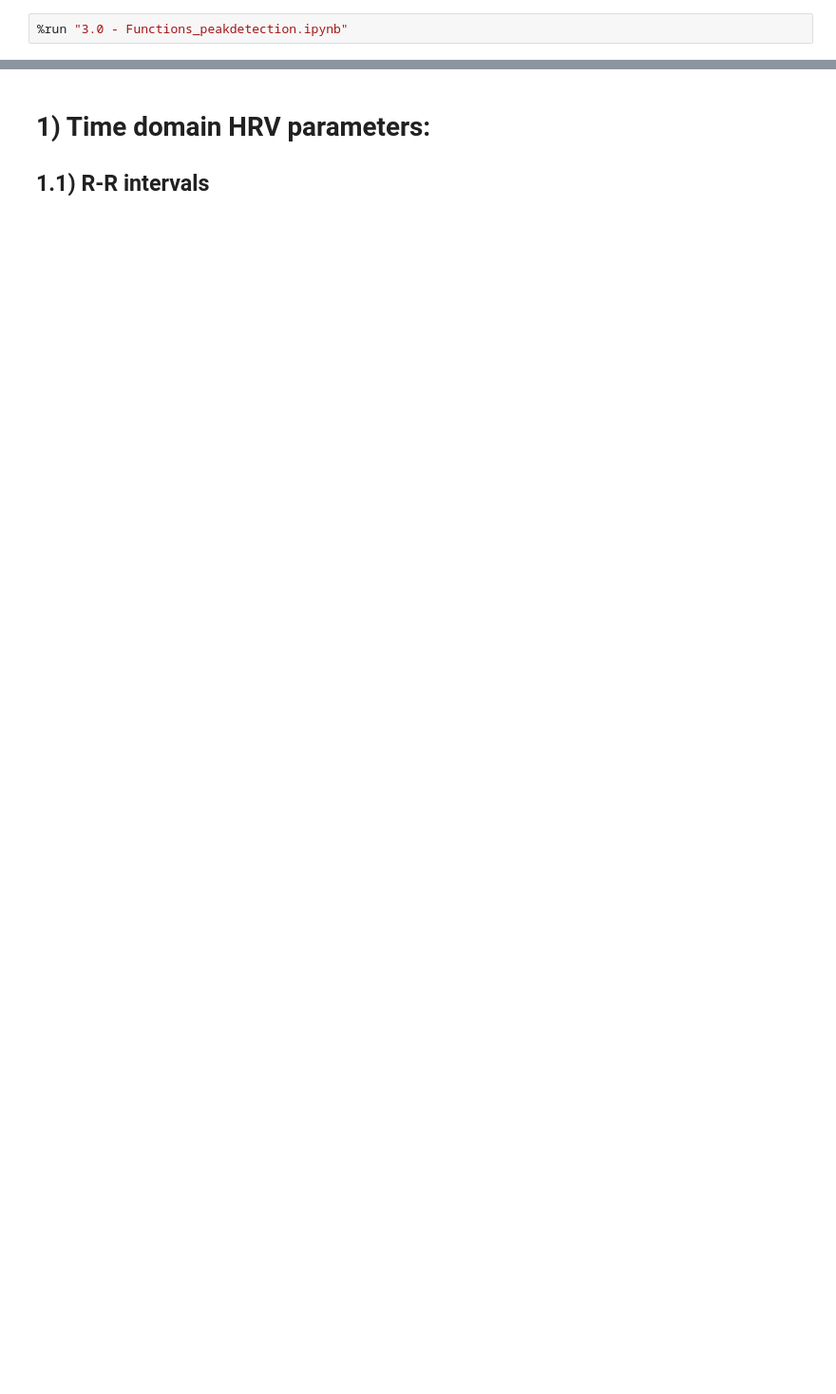
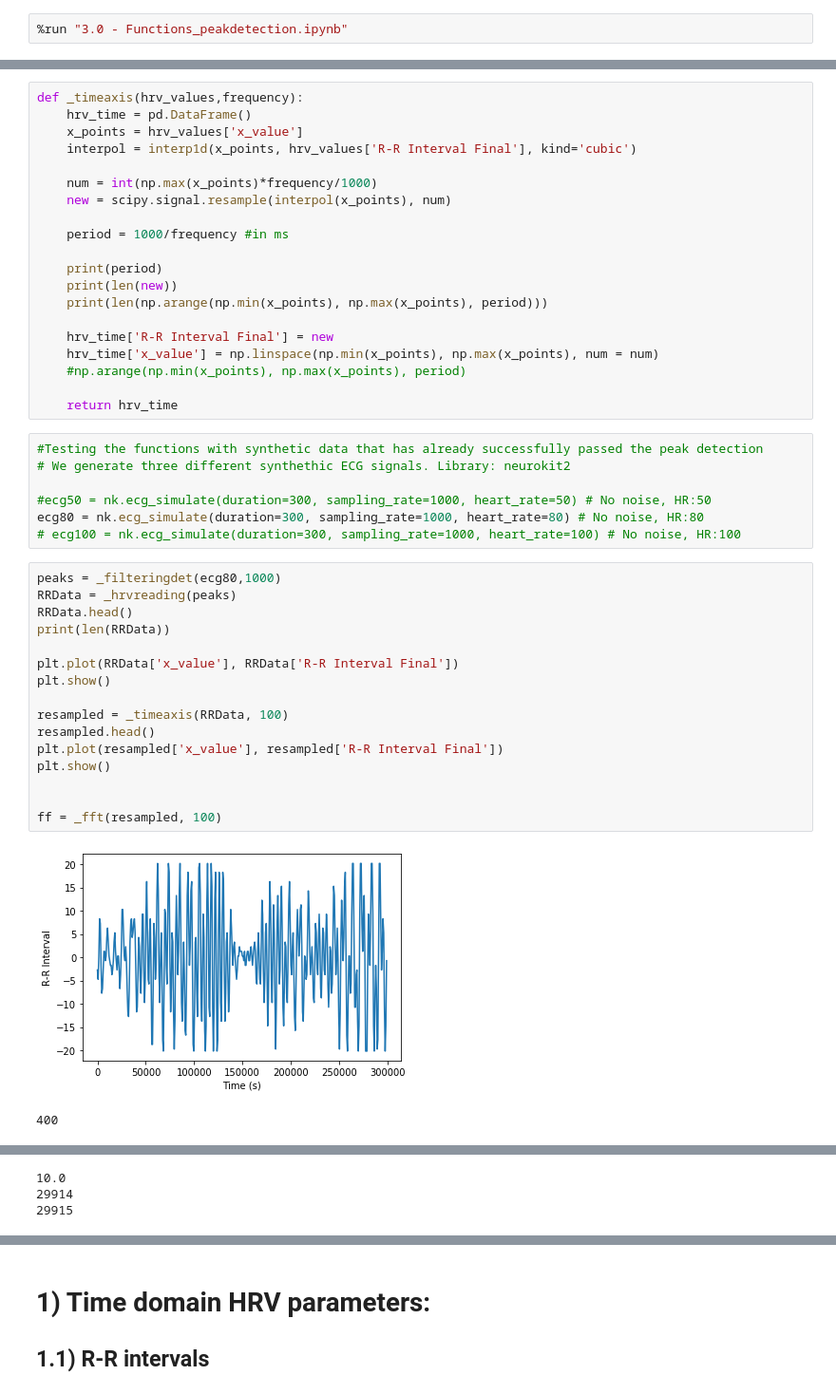
Before and after one commit to molbioeng/Molecool, a Jupyter notebook: 4.0-HRV_Extraction_Function.ipynb, the cells around one changed output, grey strips where cells are left out. Shown at 95% size. Saved outputs shown, nothing was run; the diff lists cells and outputs as text; blank space fills up the shorter version.

Commit message:
FM Added the resampling function

```diff
--- a/4.0-HRV_Extraction_Function.ipynb
+++ b/4.0-HRV_Extraction_Function.ipynb
@@ -21,0 +114,46 @@ from scipy.fft import irfft
+# %%
+def _timeaxis(hrv_values,frequency):
+    hrv_time = pd.DataFrame()
+    x_points = hrv_values['x_value']
+    interpol = interp1d(x_points, hrv_values['R-R Interval Final'], kind='cubic')
+
+    num = int(np.max(x_points)*frequency/1000)
+    new = scipy.signal.resample(interpol(x_points), num)
+
+    period = 1000/frequency #in ms
+
+    print(period)
+    print(len(new))
+    print(len(np.arange(np.min(x_points), np.max(x_points), period)))
+
+    hrv_time['R-R Interval Final'] = new
+    hrv_time['x_value'] = np.linspace(np.min(x_points), np.max(x_points), num = num)
+    #np.arange(np.min(x_points), np.max(x_points), period)
+
+    return hrv_time
+# %%
+#Testing the functions with synthetic data that has already successfully passed the peak detection
+# We generate three different synthethic ECG signals. Library: neurokit2
+
+#ecg50 = nk.ecg_simulate(duration=300, sampling_rate=1000, heart_rate=50) # No noise, HR:50
+ecg80 = nk.ecg_simulate(duration=300, sampling_rate=1000, heart_rate=80) # No noise, HR:80
+# ecg100 = nk.ecg_simulate(duration=300, sampling_rate=1000, heart_rate=100) # No noise, HR:100
+# %%
+peaks = _filteringdet(ecg80,1000)
+RRData = _hrvreading(peaks)
+RRData.head()
+print(len(RRData))
+
+plt.plot(RRData['x_value'], RRData['R-R Interval Final'])
+plt.show()
+
+resampled = _timeaxis(RRData, 100)
+resampled.head()
+plt.plot(resampled['x_value'], resampled['R-R Interval Final'])
+plt.show()
+
+
+ff = _fft(resampled, 100)
+# %% [output]
+[figure, added]
+400
@@ -21,0 +161,3 @@ from scipy.fft import irfft
+10.0
+29914
+29915
```
Also changed, not shown: parts of 16 cells of this notebook.
